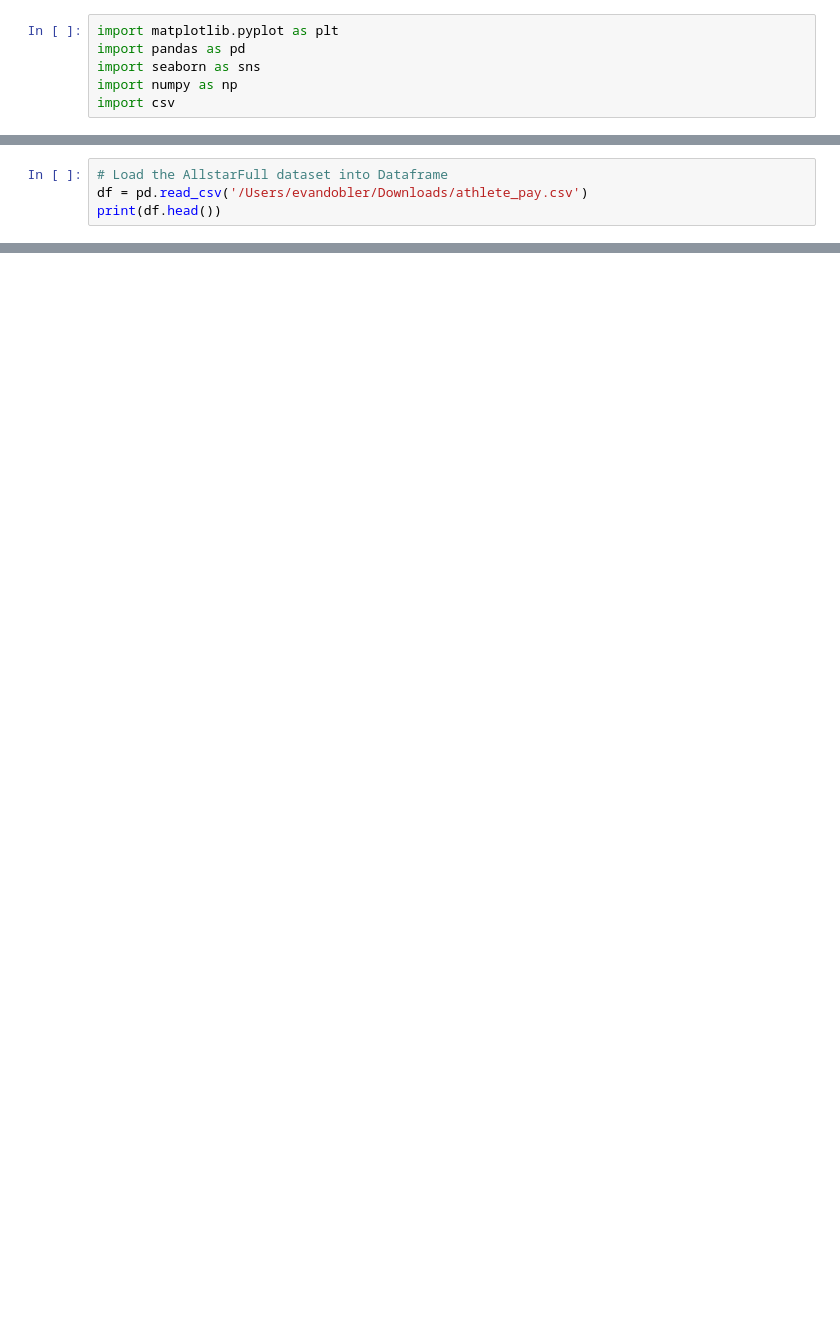
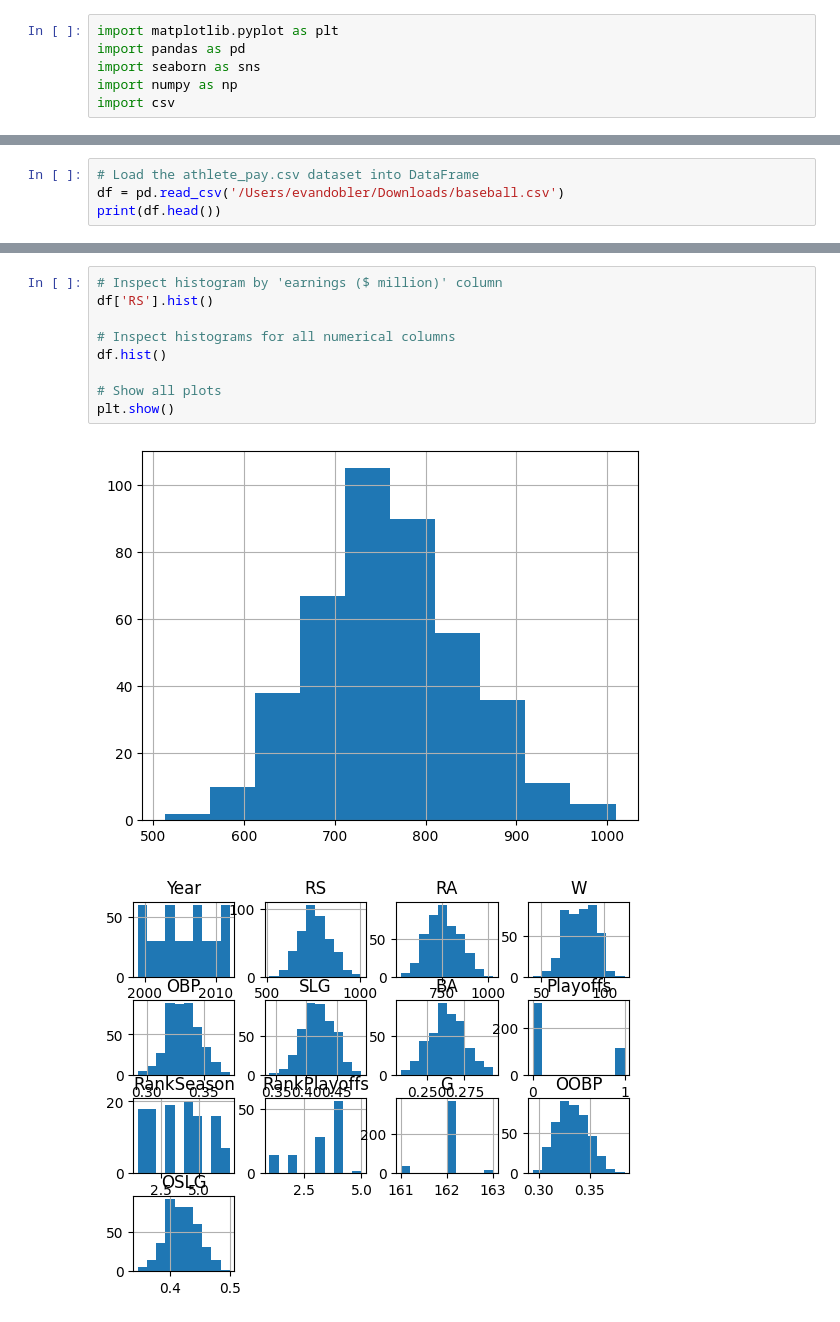
Before and after one commit to evandobler98/datafun-06-eda, a Jupyter notebook: evan_eda.ipynb, the cells around one changed output, grey strips where cells are left out. Cells and saved outputs as stored; diff of their text form; blank space fills up the shorter version.

```diff
--- a/evan_eda.ipynb
+++ b/evan_eda.ipynb
@@ -12,5 +18,5 @@ import csv
 # %%
-# Load the AllstarFull dataset into Dataframe
-df = pd.read_csv('/Users/evandobler/Downloads/athlete_pay.csv')
+# Load the athlete_pay.csv dataset into DataFrame
+df = pd.read_csv('/Users/evandobler/Downloads/baseball.csv')
 print(df.head())
 # %% [output]
@@ -29,0 +105,12 @@ print(df.head())
+# %%
+# Inspect histogram by 'earnings ($ million)' column
+df['RS'].hist()
+
+# Inspect histograms for all numerical columns
+df.hist()
+
+# Show all plots
+plt.show()
+# %% [output]
+[figure, added]
+[figure, added]
```
Also changed, not shown: parts of 19 cells of this notebook, 3 other files.
